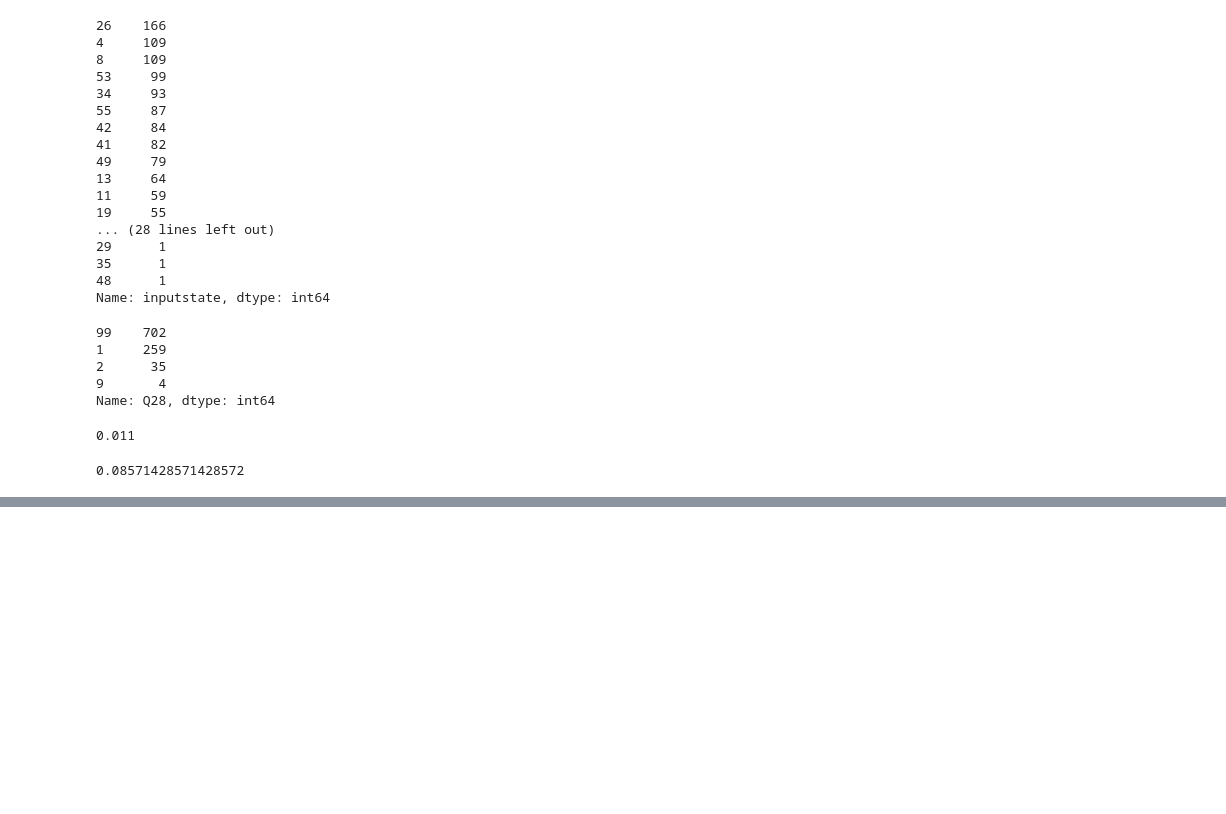
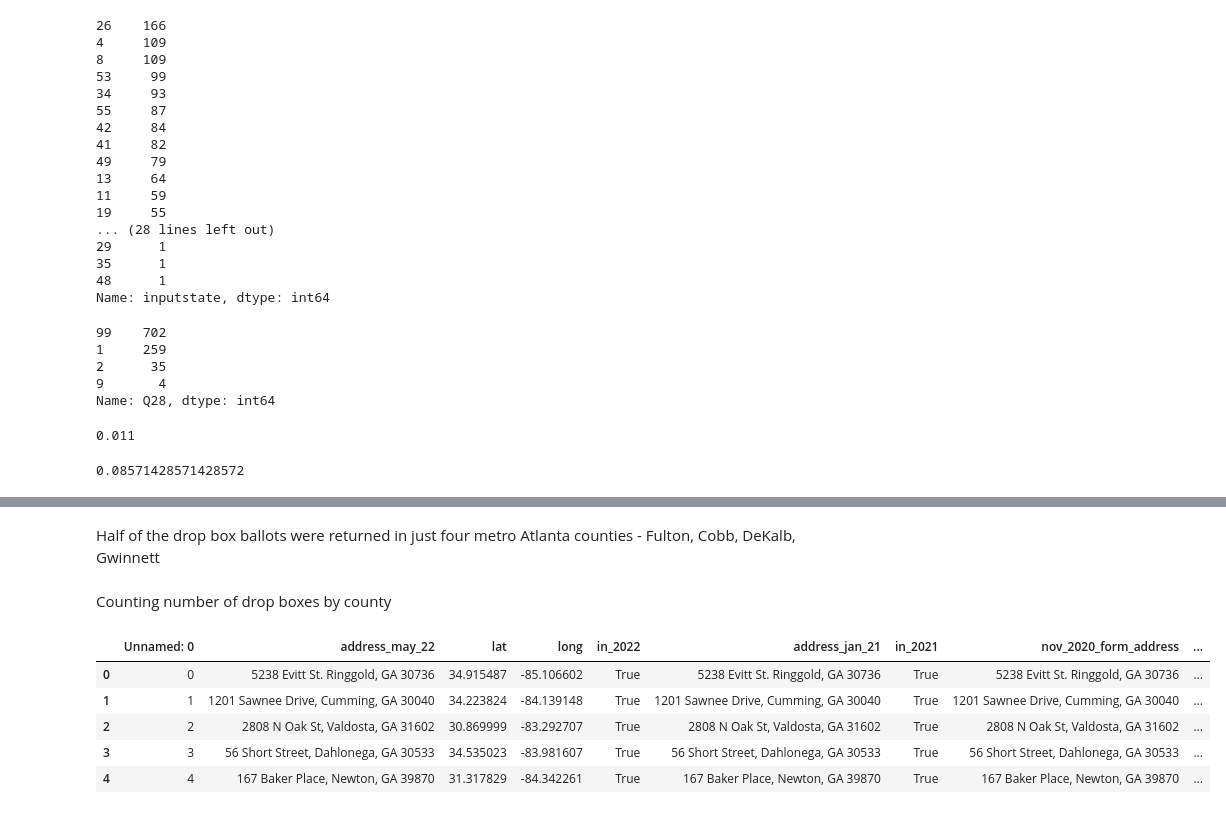
Before and after one commit to NPR-investigations/SB_202_analysis, a Jupyter notebook: 20220603_SB_202_demographic_location_analysis-Copy1.ipynb, the cells around one changed output, grey strips where cells are left out. Drawn from its saved outputs; the diff is of its cells as text; code cells hidden in the pictures; blank space fills up the shorter version.

```diff
--- a/20220603_SB_202_demographic_location_analysis-Copy1.ipynb
+++ b/20220603_SB_202_demographic_location_analysis-Copy1.ipynb
@@ -585,0 +886,3 @@ len(surveyGA[surveyGA.Q35 == 10])/len(surveyGA)
+# %% [markdown]
+Half of the drop box ballots were returned in just four metro Atlanta counties -
+Fulton, Cobb, DeKalb, Gwinnett
@@ -585,0 +891,13 @@ len(surveyGA[surveyGA.Q35 == 10])/len(surveyGA)
+# %% [markdown]
+Counting number of drop boxes by county
+# %%
+allboxes = pd.read_csv('20220520_jan_21_jan_21_may_22_unified_edited.csv')
+# %%
+allboxes.head()
+# %% [output]
+|  | Unnamed: 0 | address_may_22 | lat | long | in_2022 | address_jan_21 | in_2021 | nov_2020_form_address | ... |
+| 0 | 0 | 5238 Evitt St. Ringgold, GA 30736 | 34.915487 | -85.106602 | True | 5238 Evitt St. Ringgold, GA 30736 | True | 5238 Evitt St. Ringgold, GA 30736 | ... |
+| 1 | 1 | 1201 Sawnee Drive, Cumming, GA 30040 | 34.223824 | -84.139148 | True | 1201 Sawnee Drive, Cumming, GA 30040 | True | 1201 Sawnee Drive, Cumming, GA 30040 | ... |
+| 2 | 2 | 2808 N Oak St, Valdosta, GA 31602 | 30.869999 | -83.292707 | True | 2808 N Oak St, Valdosta, GA 31602 | True | 2808 N Oak St, Valdosta, GA 31602 | ... |
+| 3 | 3 | 56 Short Street, Dahlonega, GA 30533 | 34.535023 | -83.981607 | True | 56 Short Street, Dahlonega, GA 30533 | True | 56 Short Street, Dahlonega, GA 30533 | ... |
+| 4 | 4 | 167 Baker Place, Newton, GA 39870 | 31.317829 | -84.342261 | True | 167 Baker Place, Newton, GA 39870 | True | 167 Baker Place, Newton, GA 39870 | ... |
```
Also changed, not shown: parts of 69 cells of this notebook.
